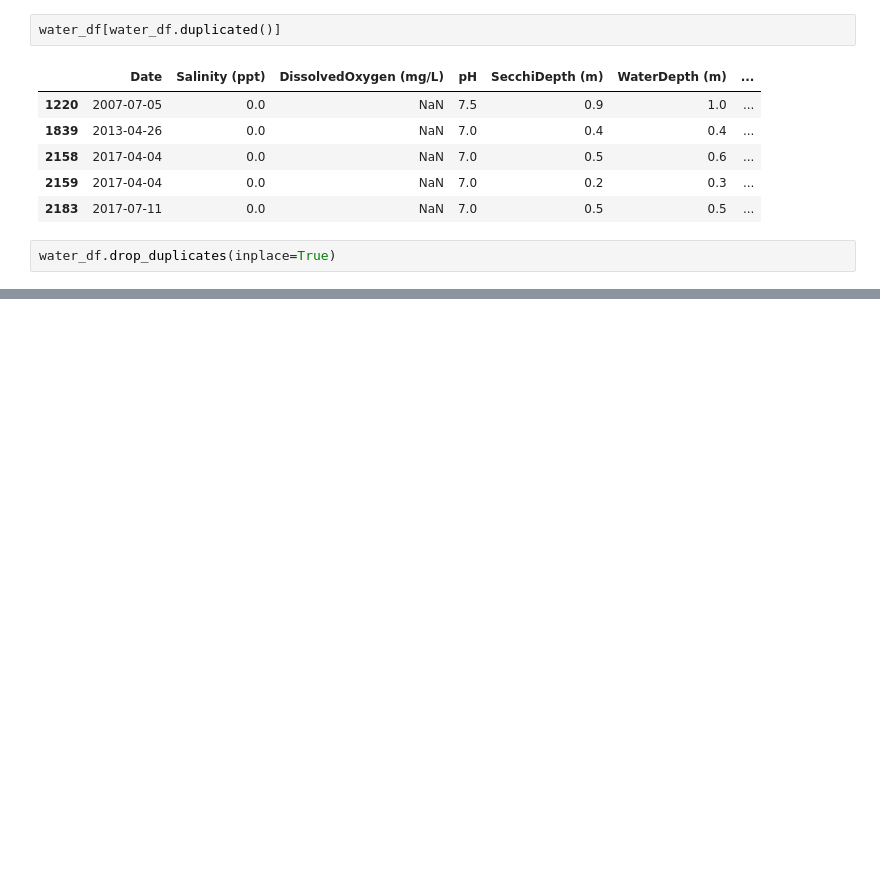
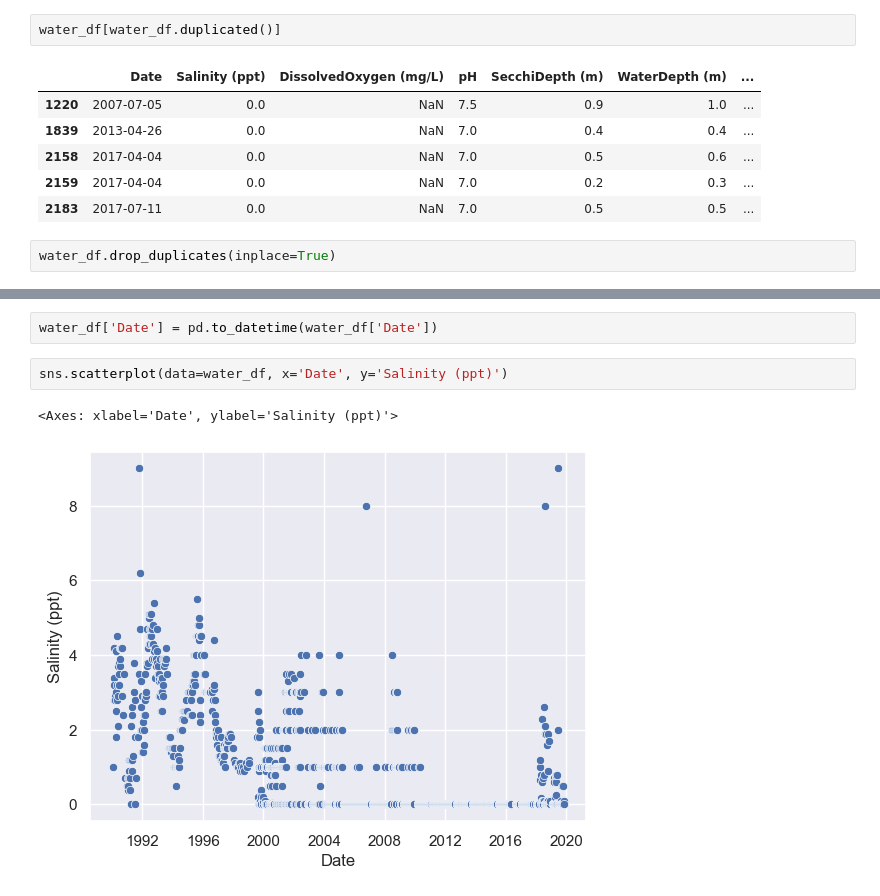
Before and after one commit to cristhianc001/water-analysis, a Jupyter notebook: notebooks/eda.ipynb, the cells around one changed output, grey strips where cells are left out. Drawn from its saved outputs; the diff is of its cells as text; blank space fills up the shorter version.

Commit message:
scatterplot

```diff
--- a/notebooks/eda.ipynb
+++ b/notebooks/eda.ipynb
@@ -64,0 +81,7 @@ water_df.drop_duplicates(inplace=True)
+# %%
+water_df['Date'] = pd.to_datetime(water_df['Date'])
+# %%
+sns.scatterplot(data=water_df, x='Date', y='Salinity (ppt)')
+# %% [output]
+<Axes: xlabel='Date', ylabel='Salinity (ppt)'>
+[figure, added]
```
Also changed, not shown: parts of 1 cell of this notebook.
